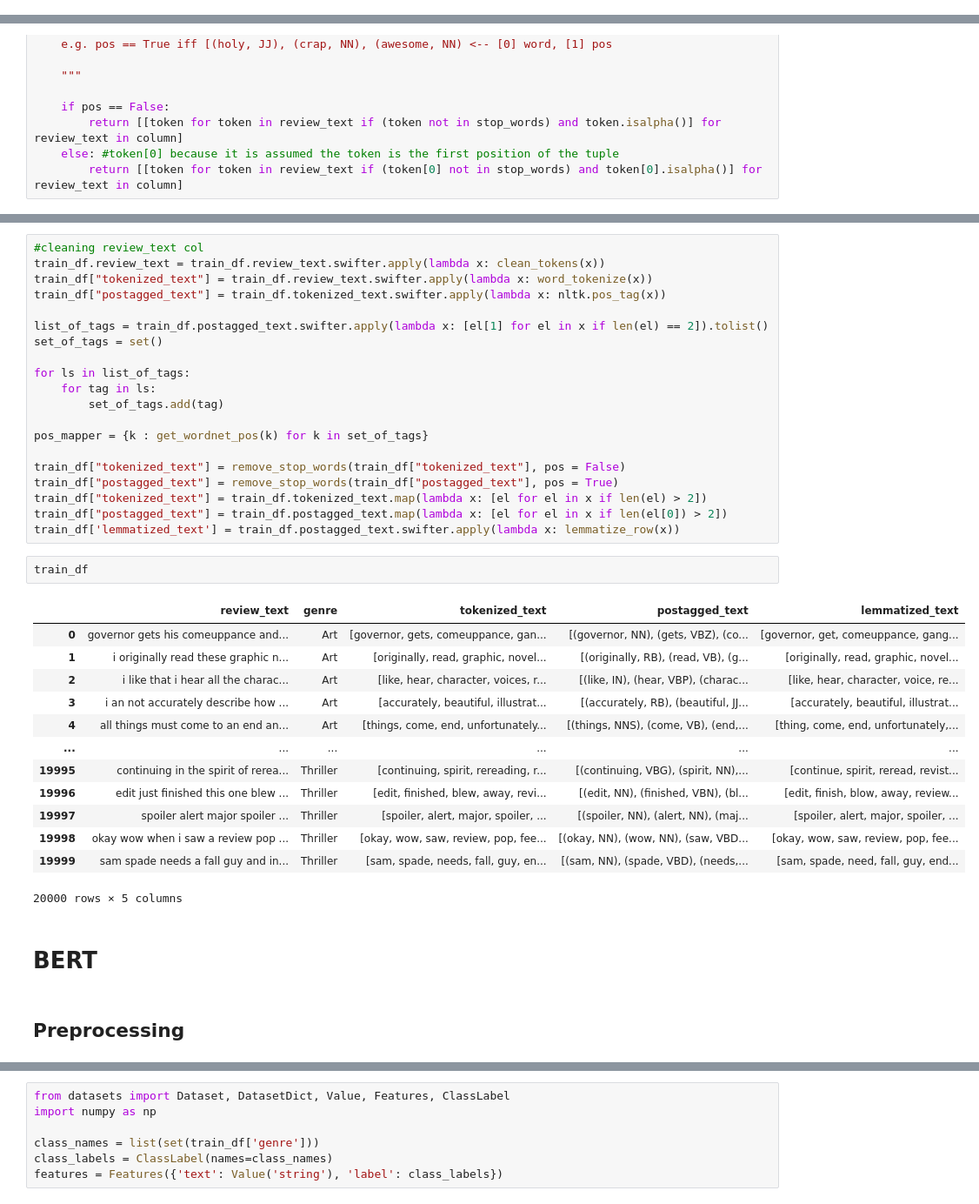
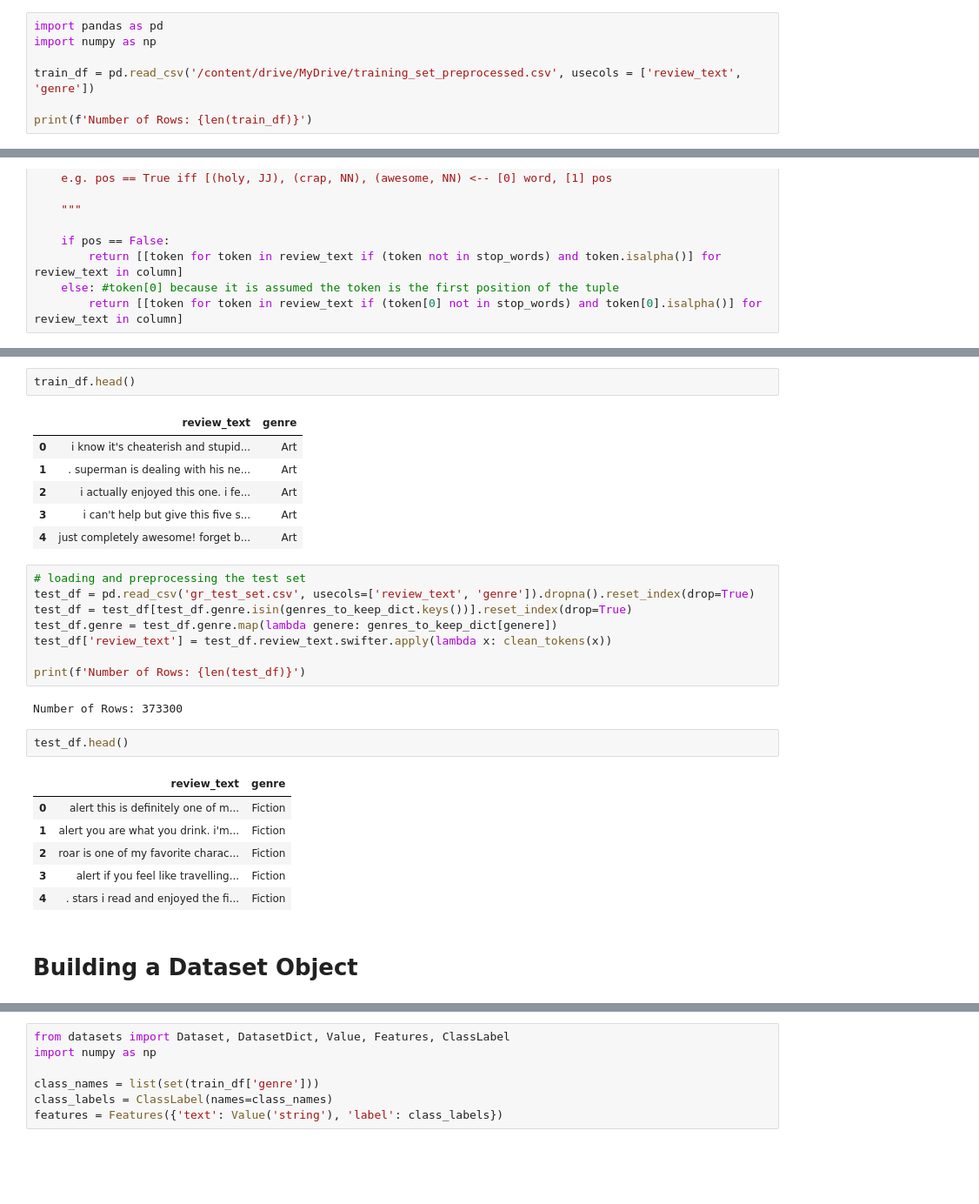
Before and after one commit to lwdovico/goodreads-book-reviews, a Jupyter notebook: Notebooks/03_Classification.ipynb, the cells around one changed output, grey strips where cells are left out. Shown at 87% size. Saved outputs shown, nothing was run; the diff lists cells and outputs as text; blank space fills up the shorter version.

Commit message:
Updating new preprocessing and flow

```diff
--- a/Notebooks/03_Classification.ipynb
+++ b/Notebooks/03_Classification.ipynb
@@ -30,3 +30,10 @@ Copied...
 '/content/Dataset'
 # %% [markdown]
 # General Preprocessing
+# %%
+import pandas as pd
+import numpy as np
+
+train_df = pd.read_csv('/content/drive/MyDrive/training_set_preprocessed.csv', usecols = ['review_text', 'genre'])
+
+print(f'Number of Rows: {len(train_df)}')
@@ -246,43 +191,33 @@ def lemmatize_row(row):
-# %%
-#cleaning review_text col
-train_df.review_text = train_df.review_text.swifter.apply(lambda x: clean_tokens(x))
-train_df["tokenized_text"] = train_df.review_text.swifter.apply(lambda x: word_tokenize(x))
-train_df["postagged_text"] = train_df.tokenized_text.swifter.apply(lambda x: nltk.pos_tag(x))
-
-list_of_tags = train_df.postagged_text.swifter.apply(lambda x: [el[1] for el in x if len(el) == 2]).tolist()
-set_of_tags = set()
-
-for ls in list_of_tags:
-    for tag in ls:
-        set_of_tags.add(tag)
-
-pos_mapper = {k : get_wordnet_pos(k) for k in set_of_tags}
-
-train_df["tokenized_text"] = remove_stop_words(train_df["tokenized_text"], pos = False)
-train_df["postagged_text"] = remove_stop_words(train_df["postagged_text"], pos = True)
-train_df["tokenized_text"] = train_df.tokenized_text.map(lambda x: [el for el in x if len(el) > 2])
-train_df["postagged_text"] = train_df.postagged_text.map(lambda x: [el for el in x if len(el[0]) > 2])
-train_df['lemmatized_text'] = train_df.postagged_text.swifter.apply(lambda x: lemmatize_row(x))
 # %%
-train_df
+train_df.head()
 # %% [output]
-|  | review_text | genre | tokenized_text | postagged_text | lemmatized_text |
-| 0 | governor gets his comeuppance and... | Art | [governor, gets, comeuppance, gan... | [(governor, NN), (gets, VBZ), (co... | [governor, get, comeuppance, gang... |
-| 1 | i originally read these graphic n... | Art | [originally, read, graphic, novel... | [(originally, RB), (read, VB), (g... | [originally, read, graphic, novel... |
-| 2 | i like that i hear all the charac... | Art | [like, hear, character, voices, r... | [(like, IN), (hear, VBP), (charac... | [like, hear, character, voice, re... |
-| 3 | i an not accurately describe how ... | Art | [accurately, beautiful, illustrat... | [(accurately, RB), (beautiful, JJ... | [accurately, beautiful, illustrat... |
-| 4 | all things must come to an end an... | Art | [things, come, end, unfortunately... | [(things, NNS), (come, VB), (end,... | [thing, come, end, unfortunately,... |
-| ... | ... | ... | ... | ... | ... |
-| 19995 | continuing in the spirit of rerea... | Thriller | [continuing, spirit, rereading, r... | [(continuing, VBG), (spirit, NN),... | [continue, spirit, reread, revist... |
-| 19996 | edit just finished this one blew ... | Thriller | [edit, finished, blew, away, revi... | [(edit, NN), (finished, VBN), (bl... | [edit, finish, blow, away, review... |
-| 19997 | spoiler alert major spoiler ... | Thriller | [spoiler, alert, major, spoiler, ... | [(spoiler, NN), (alert, NN), (maj... | [spoiler, alert, major, spoiler, ... |
-| 19998 | okay wow when i saw a review pop ... | Thriller | [okay, wow, saw, review, pop, fee... | [(okay, NN), (wow, NN), (saw, VBD... | [okay, wow, saw, review, pop, fee... |
-| 19999 | sam spade needs a fall guy and in... | Thriller | [sam, spade, needs, fall, guy, en... | [(sam, NN), (spade, VBD), (needs,... | [sam, spade, need, fall, guy, end... |
+|  | review_text | genre |
+| 0 | i know it's cheaterish and stupid... | Art |
+| 1 | . superman is dealing with his ne... | Art |
+| 2 | i actually enjoyed this one. i fe... | Art |
+| 3 | i can't help but give this five s... | Art |
+| 4 | just completely awesome! forget b... | Art |
-20000 rows × 5 columns
-# %% [markdown]
-# BERT
-# %% [markdown]
-## Preprocessing
+# %%
+# loading and preprocessing the test set
+test_df = pd.read_csv('gr_test_set.csv', usecols=['review_text', 'genre']).dropna().reset_index(drop=True)
+test_df = test_df[test_df.genre.isin(genres_to_keep_dict.keys())].reset_index(drop=True)
+test_df.genre = test_df.genre.map(lambda genere: genres_to_keep_dict[genere])
+test_df['review_text'] = test_df.review_text.swifter.apply(lambda x: clean_tokens(x))
+
+print(f'Number of Rows: {len(test_df)}')
+# %% [output]
+Number of Rows: 373300
+# %%
+test_df.head()
+# %% [output]
+|  | review_text | genre |
+| 0 | alert this is definitely one of m... | Fiction |
+| 1 | alert you are what you drink. i'm... | Fiction |
+| 2 | roar is one of my favorite charac... | Fiction |
+| 3 | alert if you feel like travelling... | Fiction |
+| 4 | . stars i read and enjoyed the fi... | Fiction |
+# %% [markdown]
+# Building a Dataset Object
 # %%
 from IPython.display import clear_output
 
```
Also changed, not shown: parts of 49 cells of this notebook.
